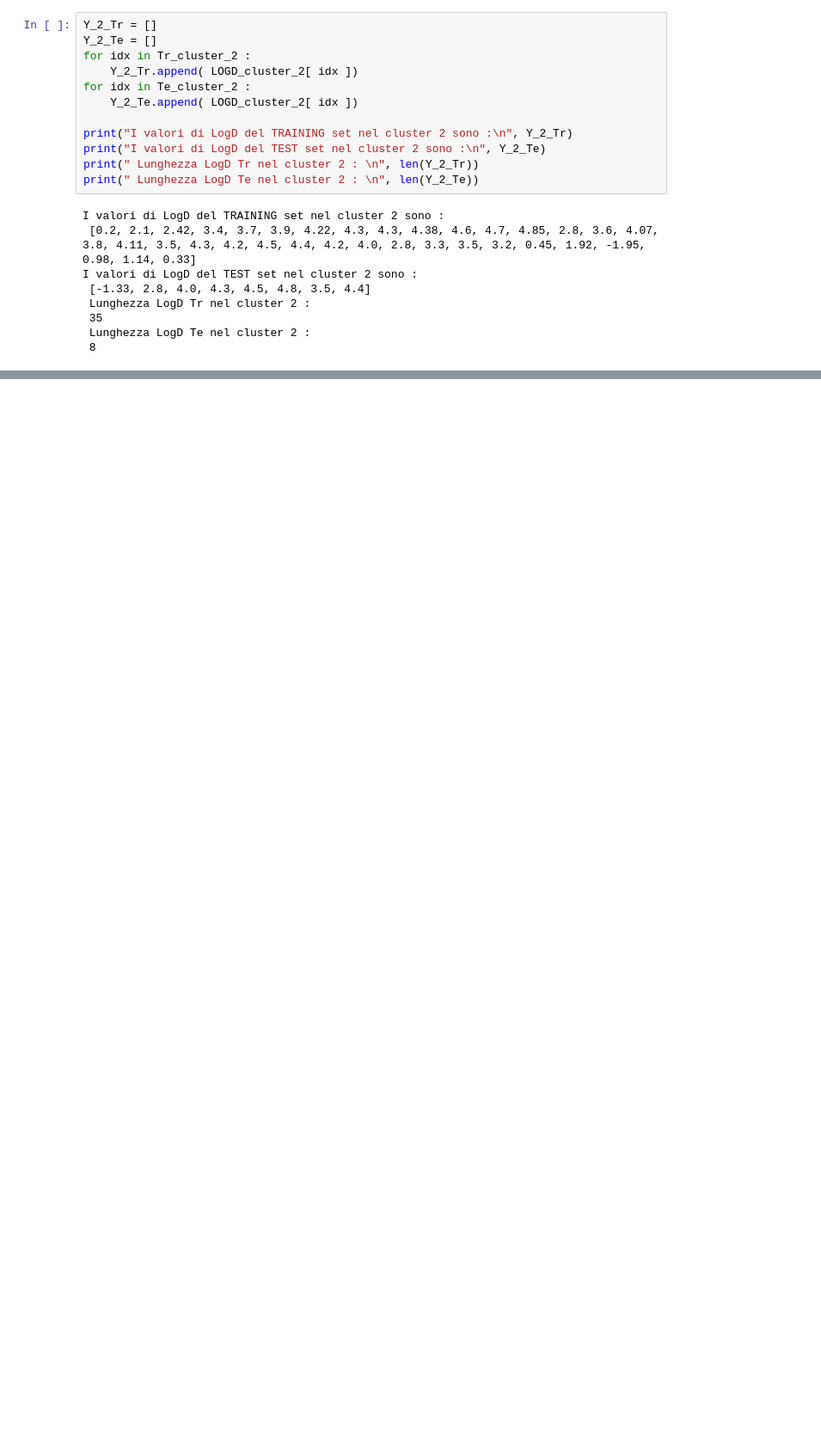
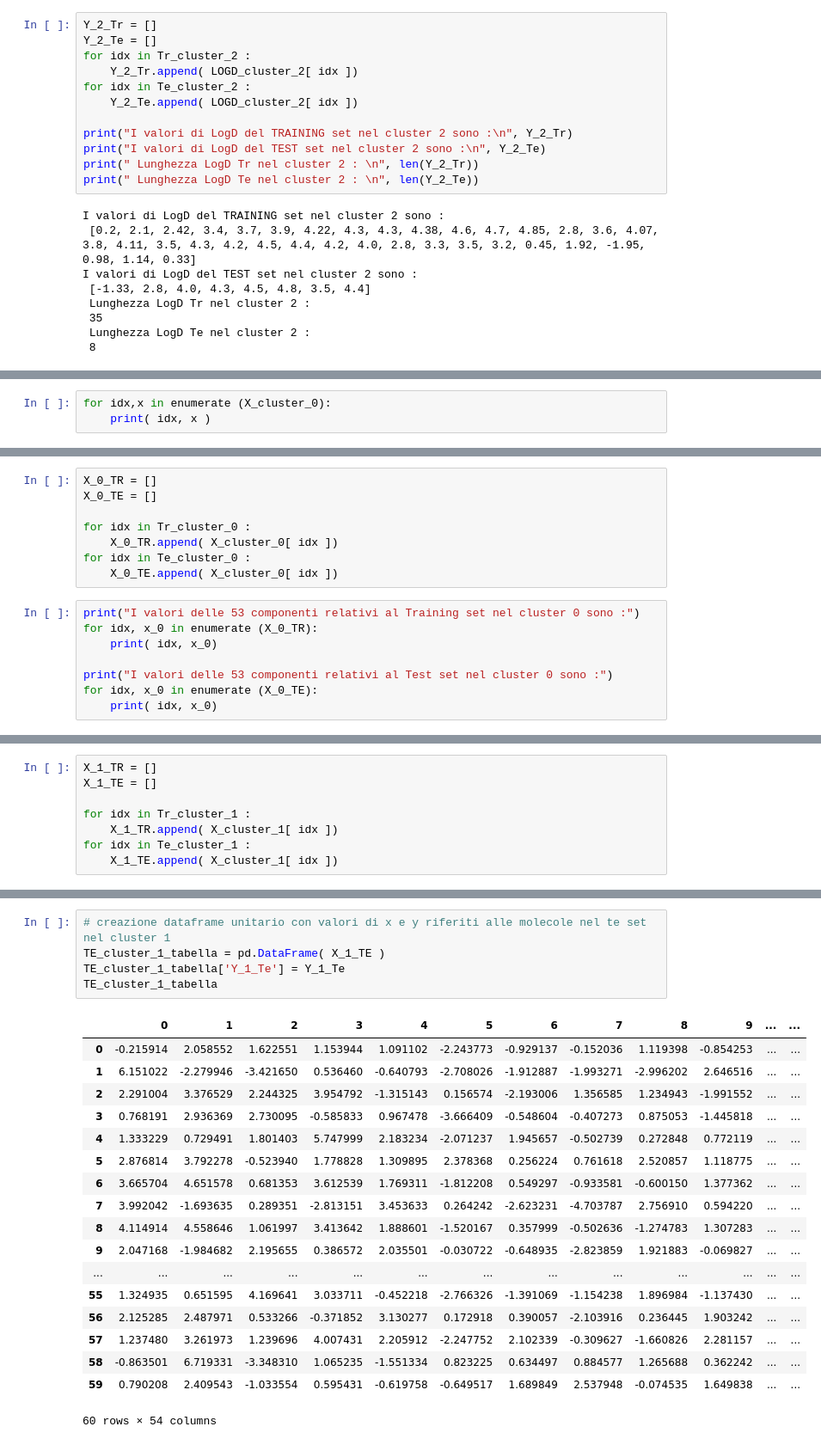
Before and after one commit to lstorchi/mllogdp, a Jupyter notebook: TEST_spartizione_TrTe_cluster_53_comps.ipynb, the cells around one changed output, grey strips where cells are left out. Shown at 86% size. Drawn from its saved outputs; the diff is of its cells as text; blank space fills up the shorter version.

Commit message:
Separazione valori di X in Tr e Te set nei vari cluster

```diff
--- a/TEST_spartizione_TrTe_cluster_53_comps.ipynb
+++ b/TEST_spartizione_TrTe_cluster_53_comps.ipynb
@@ -652,0 +714,3 @@ I valori di LogD del TEST set nel cluster 2 sono :
+# %%
+for idx,x in enumerate (X_cluster_0):
+    print( idx, x )
@@ -652,0 +735,16 @@ I valori di LogD del TEST set nel cluster 2 sono :
+# %%
+X_0_TR = []
+X_0_TE = []
+
+for idx in Tr_cluster_0 :
+    X_0_TR.append( X_cluster_0[ idx ])
+for idx in Te_cluster_0 :
+    X_0_TE.append( X_cluster_0[ idx ])
+# %%
+print("I valori delle 53 componenti relativi al Training set nel cluster 0 sono :")
+for idx, x_0 in enumerate (X_0_TR):
+    print( idx, x_0)
+
+print("I valori delle 53 componenti relativi al Test set nel cluster 0 sono :")
+for idx, x_0 in enumerate (X_0_TE):
+    print( idx, x_0)
@@ -652,0 +769,8 @@ I valori di LogD del TEST set nel cluster 2 sono :
+# %%
+X_1_TR = []
+X_1_TE = []
+
+for idx in Tr_cluster_1 :
+    X_1_TR.append( X_cluster_1[ idx ])
+for idx in Te_cluster_1 :
+    X_1_TE.append( X_cluster_1[ idx ])
@@ -652,0 +918,24 @@ I valori di LogD del TEST set nel cluster 2 sono :
+# %%
+# creazione dataframe unitario con valori di x e y riferiti alle molecole nel te set nel cluster 1
+TE_cluster_1_tabella = pd.DataFrame( X_1_TE )
+TE_cluster_1_tabella['Y_1_Te'] = Y_1_Te
+TE_cluster_1_tabella
+# %% [output]
+|  | 0 | 1 | 2 | 3 | 4 | 5 | 6 | 7 | 8 | 9 | ... | ... |
+| 0 | -0.215914 | 2.058552 | 1.622551 | 1.153944 | 1.091102 | -2.243773 | -0.929137 | -0.152036 | 1.119398 | -0.854253 | ... | ... |
+| 1 | 6.151022 | -2.279946 | -3.421650 | 0.536460 | -0.640793 | -2.708026 | -1.912887 | -1.993271 | -2.996202 | 2.646516 | ... | ... |
+| 2 | 2.291004 | 3.376529 | 2.244325 | 3.954792 | -1.315143 | 0.156574 | -2.193006 | 1.356585 | 1.234943 | -1.991552 | ... | ... |
+| 3 | 0.768191 | 2.936369 | 2.730095 | -0.585833 | 0.967478 | -3.666409 | -0.548604 | -0.407273 | 0.875053 | -1.445818 | ... | ... |
+| 4 | 1.333229 | 0.729491 | 1.801403 | 5.747999 | 2.183234 | -2.071237 | 1.945657 | -0.502739 | 0.272848 | 0.772119 | ... | ... |
+| 5 | 2.876814 | 3.792278 | -0.523940 | 1.778828 | 1.309895 | 2.378368 | 0.256224 | 0.761618 | 2.520857 | 1.118775 | ... | ... |
+| 6 | 3.665704 | 4.651578 | 0.681353 | 3.612539 | 1.769311 | -1.812208 | 0.549297 | -0.933581 | -0.600150 | 1.377362 | ... | ... |
+| 7 | 3.992042 | -1.693635 | 0.289351 | -2.813151 | 3.453633 | 0.264242 | -2.623231 | -4.703787 | 2.756910 | 0.594220 | ... | ... |
+| 8 | 4.114914 | 4.558646 | 1.061997 | 3.413642 | 1.888601 | -1.520167 | 0.357999 | -0.502636 | -1.274783 | 1.307283 | ... | ... |
+| 9 | 2.047168 | -1.984682 | 2.195655 | 0.386572 | 2.035501 | -0.030722 | -0.648935 | -2.823859 | 1.921883 | -0.069827 | ... | ... |
+| ... | ... | ... | ... | ... | ... | ... | ... | ... | ... | ... | ... | ... |
+| 55 | 1.324935 | 0.651595 | 4.169641 | 3.033711 | -0.452218 | -2.766326 | -1.391069 | -1.154238 | 1.896984 | -1.137430 | ... | ... |
+| 56 | 2.125285 | 2.487971 | 0.533266 | -0.371852 | 3.130277 | 0.172918 | 0.390057 | -2.103916 | 0.236445 | 1.903242 | ... | ... |
+| 57 | 1.237480 | 3.261973 | 1.239696 | 4.007431 | 2.205912 | -2.247752 | 2.102339 | -0.309627 | -1.660826 | 2.281157 | ... | ... |
+| 58 | -0.863501 | 6.719331 | -3.348310 | 1.065235 | -1.551334 | 0.823225 | 0.634497 | 0.884577 | 1.265688 | 0.362242 | ... | ... |
+| 59 | 0.790208 | 2.409543 | -1.033554 | 0.595431 | -0.619758 | -0.649517 | 1.689849 | 2.537948 | -0.074535 | 1.649838 | ... | ... |
+60 rows × 54 columns
```
Also changed, not shown: parts of 33 cells of this notebook.
